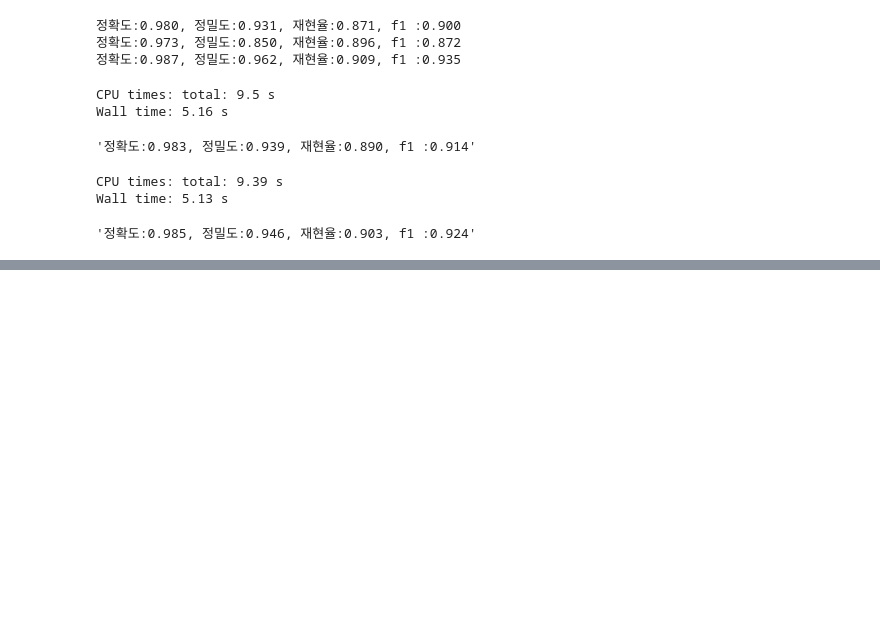
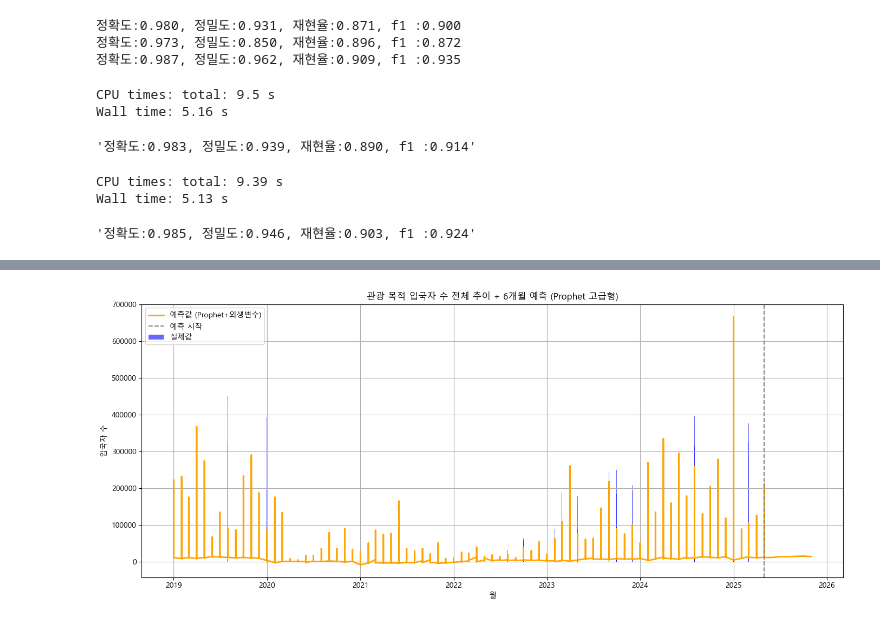
Before and after one commit to jangsh4752/ai_x, a Jupyter notebook: source/10_MachineLearning/4장_머신러닝모형최적화.ipynb, the cells around one changed output, grey strips where cells are left out. Drawn from its saved outputs; the diff is of its cells as text; code cells hidden in the pictures; blank space fills up the shorter version.

```diff
--- a/source/10_MachineLearning/4장_머신러닝모형최적화.ipynb
+++ b/source/10_MachineLearning/4장_머신러닝모형최적화.ipynb
@@ -854,0 +1140,65 @@ Wall time: 5.13 s
+# %%
+import pandas as pd
+import numpy as np
+from prophet import Prophet
+import matplotlib.pyplot as plt
+
+# 1. 데이터 로딩
+df = pd.read_csv("./data/목적별 국적별 입국(전처리).csv", encoding="cp949")
+df = df.melt(id_vars=["국적", "목적"], var_name="월", value_name="입국자수")
+df["월"] = pd.to_datetime(df["월"], format="%Y년%m월")
+df = df.sort_values("월")
+
+# 2. 관광 목적 필터링
+df = df[df["목적"] == "관광"].reset_index(drop=True)
+
+# 3. 외생 변수 생성
+df["연도"] = df["월"].dt.year
+df["월_숫자"] = df["월"].dt.month
+df["계절"] = df["월"].dt.month % 12 // 3
+df["전월입국자수"] = df["입국자수"].shift(1)
+df["전년동월입국자수"] = df["입국자수"].shift(12)
+df["전월증감률"] = df["입국자수"].pct_change().shift(1)
+df["전년증감률"] = (df["입국자수"] - df["입국자수"].shift(12)) / df["입국자수"].shift(12)
+df["이동평균"] = df["입국자수"].rolling(window=3).mean().shift(1)
+df["코로나영향"] = df["월"].apply(lambda x: 1 if pd.Timestamp("2020-01") <= x <= pd.Timestamp("2021-12") else 0)
+df = df.replace([np.inf, -np.inf], np.nan).dropna().copy()
+
+# 4. Prophet 포맷
+df_prophet = df[["월", "입국자수", "전월입국자수", "전년동월입국자수", "전월증감률", "전년증감률", "이동평균", "코로나영향"]].rename(columns={"월": "ds", "입국자수": "y"})
+
+# 5. Prophet 모델 정의 + 외생 변수 추가
+model = Prophet(yearly_seasonality=True, changepoint_prior_scale=0.05)
+model.add_regressor("전월입국자수")
+model.add_regressor("전년동월입국자수")
+model.add_regressor("전월증감률")
+model.add_regressor("전년증감률")
+model.add_regressor("이동평균")
+model.add_regressor("코로나영향")
+
+# 6. 모델 학습
+model.fit(df_prophet)
+
+# 7. 미래 예측용 데이터 구성
+future = model.make_future_dataframe(periods=6, freq="MS")
+future = future.merge(df_prophet.drop(columns="y"), on="ds", how="left")
+for col in ["전월입국자수", "전년동월입국자수", "전월증감률", "전년증감률", "이동평균"]:
+    future[col] = future[col].fillna(method='ffill')
+future["코로나영향"] = future["ds"].apply(lambda x: 1 if pd.Timestamp("2020-01") <= x <= pd.Timestamp("2021-12") else 0)
+
+# 8. 예측 수행
+forecast = model.predict(future)
+
+# 9. 시각화
+plt.figure(figsize=(14, 6))
+plt.bar(df_prophet["ds"], df_prophet["y"], label="실제값", color="blue", alpha=0.6)
+plt.plot(forecast["ds"], forecast["yhat"], label="예측값 (Prophet+외생변수)", color="orange", linewidth=2)
+plt.axvline(df_prophet["ds"].max(), color="gray", linestyle="--", label="예측 시작")
+plt.title("관광 목적 입국자 수 전체 추이 + 6개월 예측 (Prophet 고급형)")
+plt.xlabel("월")
+plt.ylabel("입국자 수")
+plt.legend()
+plt.grid(True)
+plt.tight_layout()
+plt.show()
+# %% [output]
@@ -854,0 +1207 @@ Wall time: 5.13 s
+[figure, added]
```
Also changed, not shown: parts of 11 cells of this notebook, 10 other files.
